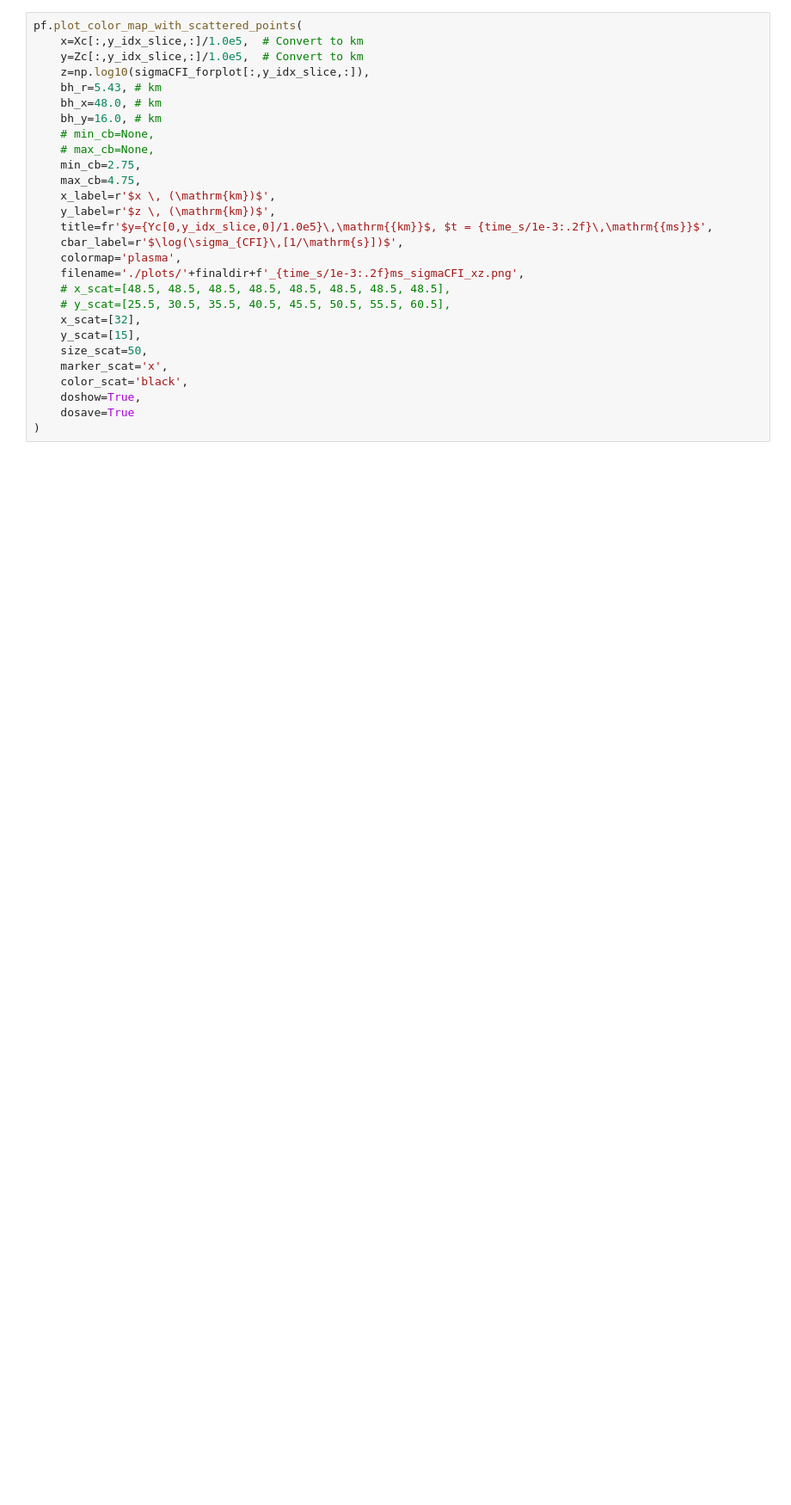
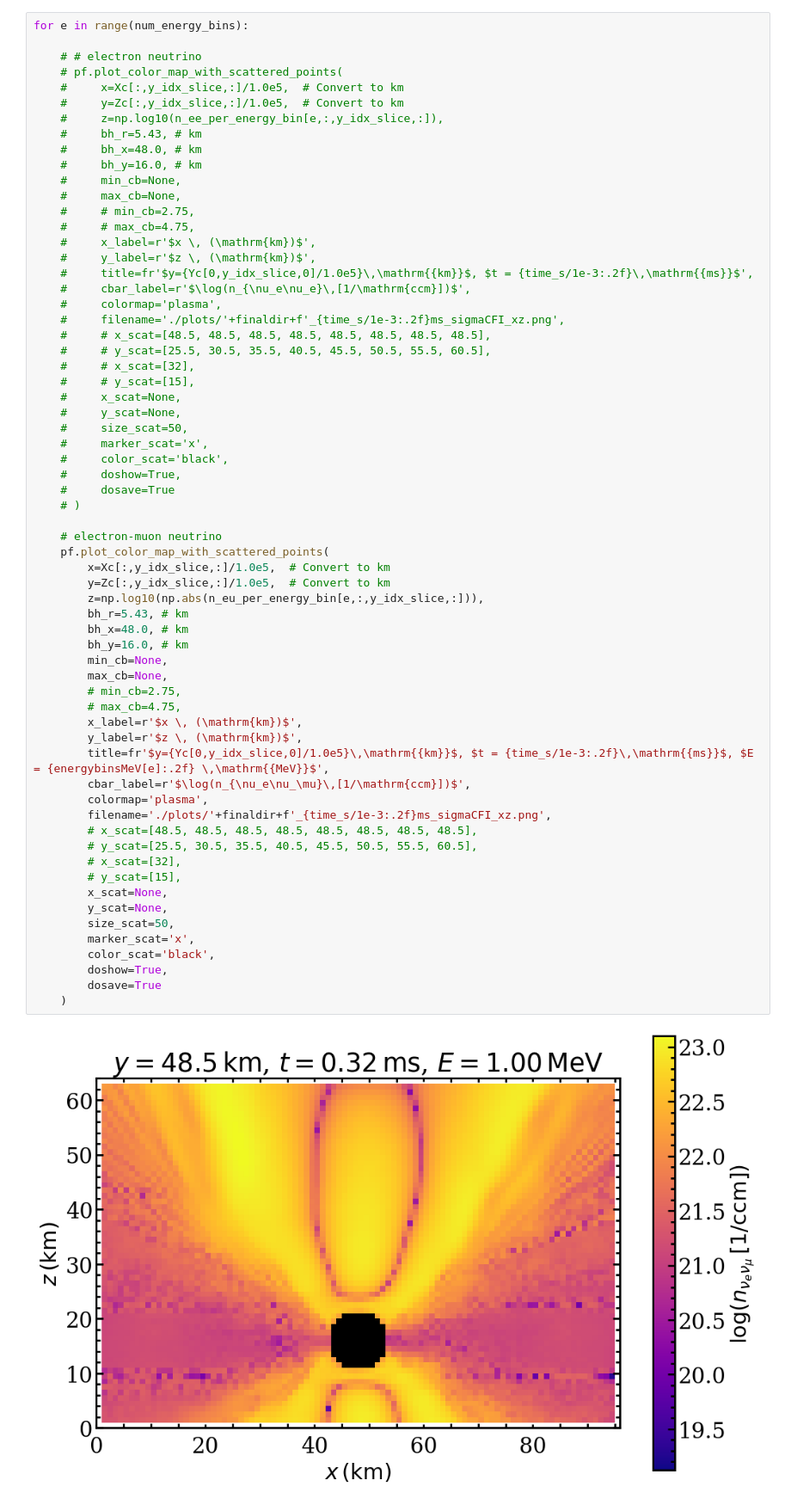
Before and after one commit to erickurquilla1999/devscrpts, a Jupyter notebook: nsm_global_plots_notebooks/n_and_f_per_energy_bin.ipynb, the cells around one changed output. Shown at 86% size. Cells and saved outputs as stored; diff of their text form; blank space fills up the shorter version.

Commit message:
Succesfully plotting n per energy bin

```diff
--- a/nsm_global_plots_notebooks/n_and_f_per_energy_bin.ipynb
+++ b/nsm_global_plots_notebooks/n_and_f_per_energy_bin.ipynb
@@ -305,28 +288,66 @@ print('Index of maximum sigmaCFIabsmax_xz_slice:', max_idx)
 # %%
-pf.plot_color_map_with_scattered_points(
-    x=Xc[:,y_idx_slice,:]/1.0e5,  # Convert to km
-    y=Zc[:,y_idx_slice,:]/1.0e5,  # Convert to km
-    z=np.log10(sigmaCFI_forplot[:,y_idx_slice,:]),
-    bh_r=5.43, # km
-    bh_x=48.0, # km
-    bh_y=16.0, # km
-    # min_cb=None,
-    # max_cb=None,
-    min_cb=2.75,
-    max_cb=4.75,
-    x_label=r'$x \, (\mathrm{km})$',
-    y_label=r'$z \, (\mathrm{km})$',
-    title=fr'$y={Yc[0,y_idx_slice,0]/1.0e5}\,\mathrm{{km}}$, $t = {time_s/1e-3:.2f}\,\mathrm{{ms}}$',
-    cbar_label=r'$\log(\sigma_{CFI}\,[1/\mathrm{s}])$',
-    colormap='plasma',
-    filename='./plots/'+finaldir+f'_{time_s/1e-3:.2f}ms_sigmaCFI_xz.png',
-    # x_scat=[48.5, 48.5, 48.5, 48.5, 48.5, 48.5, 48.5, 48.5],
-    # y_scat=[25.5, 30.5, 35.5, 40.5, 45.5, 50.5, 55.5, 60.5],
-    x_scat=[32],
-    y_scat=[15],
-    size_scat=50,
-    marker_scat='x',
-    color_scat='black',
-    doshow=True,
-    dosave=True
-)
+for e in range(num_energy_bins):
+
+    # # electron neutrino
+    # pf.plot_color_map_with_scattered_points(
+    #     x=Xc[:,y_idx_slice,:]/1.0e5,  # Convert to km
+    #     y=Zc[:,y_idx_slice,:]/1.0e5,  # Convert to km
+    #     z=np.log10(n_ee_per_energy_bin[e,:,y_idx_slice,:]),
+    #     bh_r=5.43, # km
+    #     bh_x=48.0, # km
+    #     bh_y=16.0, # km
+    #     min_cb=None,
+    #     max_cb=None,
+    #     # min_cb=2.75,
+    #     # max_cb=4.75,
+    #     x_label=r'$x \, (\mathrm{km})$',
+    #     y_label=r'$z \, (\mathrm{km})$',
+    #     title=fr'$y={Yc[0,y_idx_slice,0]/1.0e5}\,\mathrm{{km}}$, $t = {time_s/1e-3:.2f}\,\mathrm{{ms}}$',
+    #     cbar_label=r'$\log(n_{\nu_e\nu_e}\,[1/\mathrm{ccm}])$',
+    #     colormap='plasma',
+    #     filename='./plots/'+finaldir+f'_{time_s/1e-3:.2f}ms_sigmaCFI_xz.png',
+    #     # x_scat=[48.5, 48.5, 48.5, 48.5, 48.5, 48.5, 48.5, 48.5],
+    #     # y_scat=[25.5, 30.5, 35.5, 40.5, 45.5, 50.5, 55.5, 60.5],
+    #     # x_scat=[32],
+    #     # y_scat=[15],
+    #     x_scat=None,
+    #     y_scat=None,
+    #     size_scat=50,
+    #     marker_scat='x',
+    #     color_scat='black',
+    #     doshow=True,
+    #     dosave=True
+    # )
+
+    # electron-muon neutrino
+    pf.plot_color_map_with_scattered_points(
+        x=Xc[:,y_idx_slice,:]/1.0e5,  # Convert to km
+        y=Zc[:,y_idx_slice,:]/1.0e5,  # Convert to km
+        z=np.log10(np.abs(n_eu_per_energy_bin[e,:,y_idx_slice,:])),
+        bh_r=5.43, # km
+        bh_x=48.0, # km
+        bh_y=16.0, # km
+        min_cb=None,
+        max_cb=None,
+        # min_cb=2.75,
+        # max_cb=4.75,
+        x_label=r'$x \, (\mathrm{km})$',
+        y_label=r'$z \, (\mathrm{km})$',
+        title=fr'$y={Yc[0,y_idx_slice,0]/1.0e5}\,\mathrm{{km}}$, $t = {time_s/1e-3:.2f}\,\mathrm{{ms}}$, $E = {energybinsMeV[e]:.2f} \,\mathrm{{MeV}}$',
+        cbar_label=r'$\log(n_{\nu_e\nu_\mu}\,[1/\mathrm{ccm}])$',
+        colormap='plasma',
+        filename='./plots/'+finaldir+f'_{time_s/1e-3:.2f}ms_sigmaCFI_xz.png',
+        # x_scat=[48.5, 48.5, 48.5, 48.5, 48.5, 48.5, 48.5, 48.5],
+        # y_scat=[25.5, 30.5, 35.5, 40.5, 45.5, 50.5, 55.5, 60.5],
+        # x_scat=[32],
+        # y_scat=[15],
+        x_scat=None,
+        y_scat=None,
+        size_scat=50,
+        marker_scat='x',
+        color_scat='black',
+        doshow=True,
+        dosave=True
+    )
+# %% [output]
+[figure, added]
```
Also changed, not shown: parts of 7 cells of this notebook.
